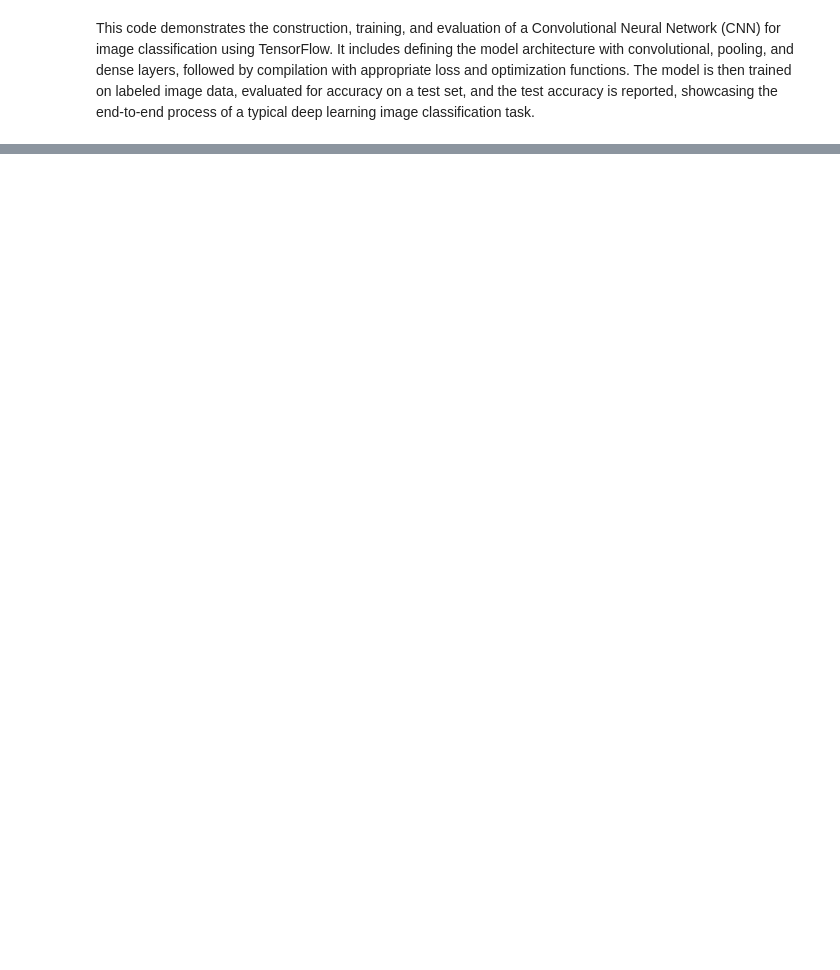
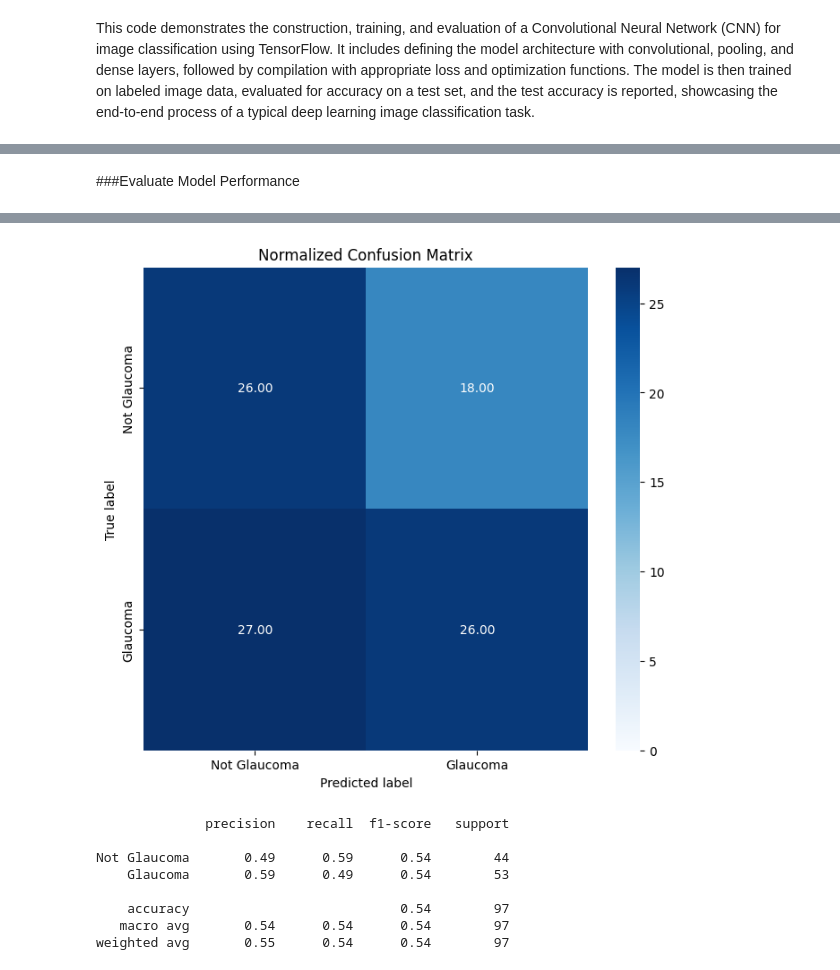
Before and after one commit to carlos-alves-one/Glaucoma-Detection-CNN, a Jupyter notebook: glaucoma_detection_report.ipynb, the cells around one changed output, grey strips where cells are left out. Cells and saved outputs as stored; diff of their text form; code cells hidden in the pictures; blank space fills up the shorter version.

```diff
--- a/glaucoma_detection_report.ipynb
+++ b/glaucoma_detection_report.ipynb
@@ -242,0 +529,9 @@ Test accuracy: 0.7538
+# %%
+# Execute the function to preprocess and augment images for a glaucoma dataset.
+images, labels = preprocess_and_augment_images(glaucoma_data, preprocess_image, data_augmentation, '/content/drive/MyDrive/Images')
+
+# Convert the list of augmented images to a Tensor
+images = tf.stack(images)
+
+# Convert labels to Tensor
+labels = tf.convert_to_tensor(labels)
@@ -242,0 +540,3 @@ Test accuracy: 0.7538
+# %%
+# Execute function split dataset to split the dataset
+train_images, val_images, test_images, train_labels, val_labels, test_labels = split_dataset(images, labels)
@@ -242,0 +545,3 @@ Test accuracy: 0.7538
+# %%
+# Execute the function to converts label data to one-hot encoded format
+train_labels, val_labels, test_labels = convert_to_one_hot(train_labels, val_labels, test_labels)
@@ -242,0 +550,6 @@ Test accuracy: 0.7538
+# %%
+# Determine the number of unique classes in the training labels
+num_classes = len(np.unique(train_labels))
+
+# Execute the function to Builds, compiles, and trains a convolutional neural network model
+model, test_accuracy = build_and_train_model(train_images, train_labels, test_images, test_labels, num_classes, epochs=10, validation_split=0.1)
@@ -242,0 +574,6 @@ Test accuracy: 0.7538
+# %% [markdown]
+###Evaluate Model Performance
+# %%
+# Execute the function evaluate the model and print the results
+evaluate_model(model, test_images, test_labels)
+# %% [output]
@@ -242,0 +581,9 @@ Test accuracy: 0.7538
+[figure, added]
+              precision    recall  f1-score   support
+
+Not Glaucoma       0.49      0.59      0.54        44
+    Glaucoma       0.59      0.49      0.54        53
+
+    accuracy                           0.54        97
+   macro avg       0.54      0.54      0.54        97
+weighted avg       0.55      0.54      0.54        97
```
Also changed, not shown: parts of 31 cells of this notebook.
